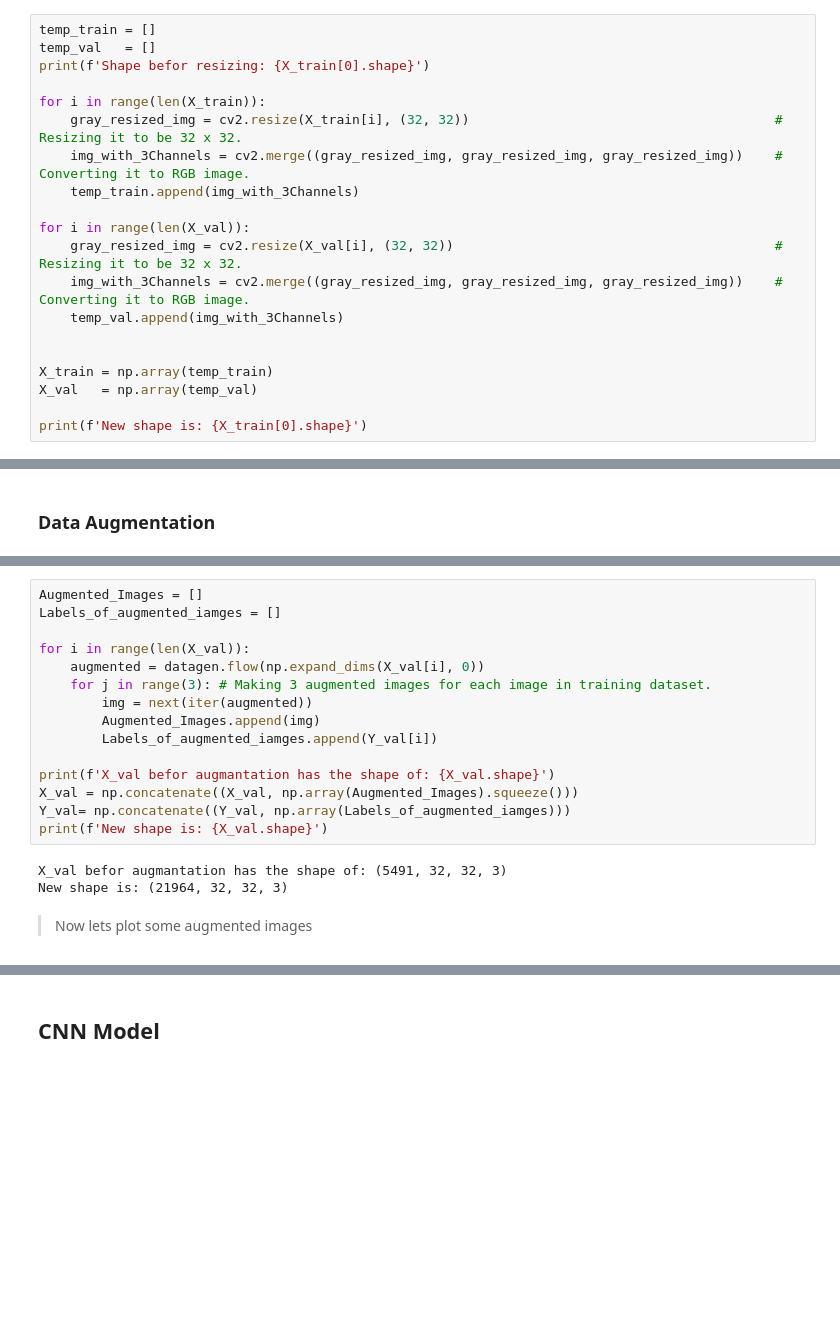
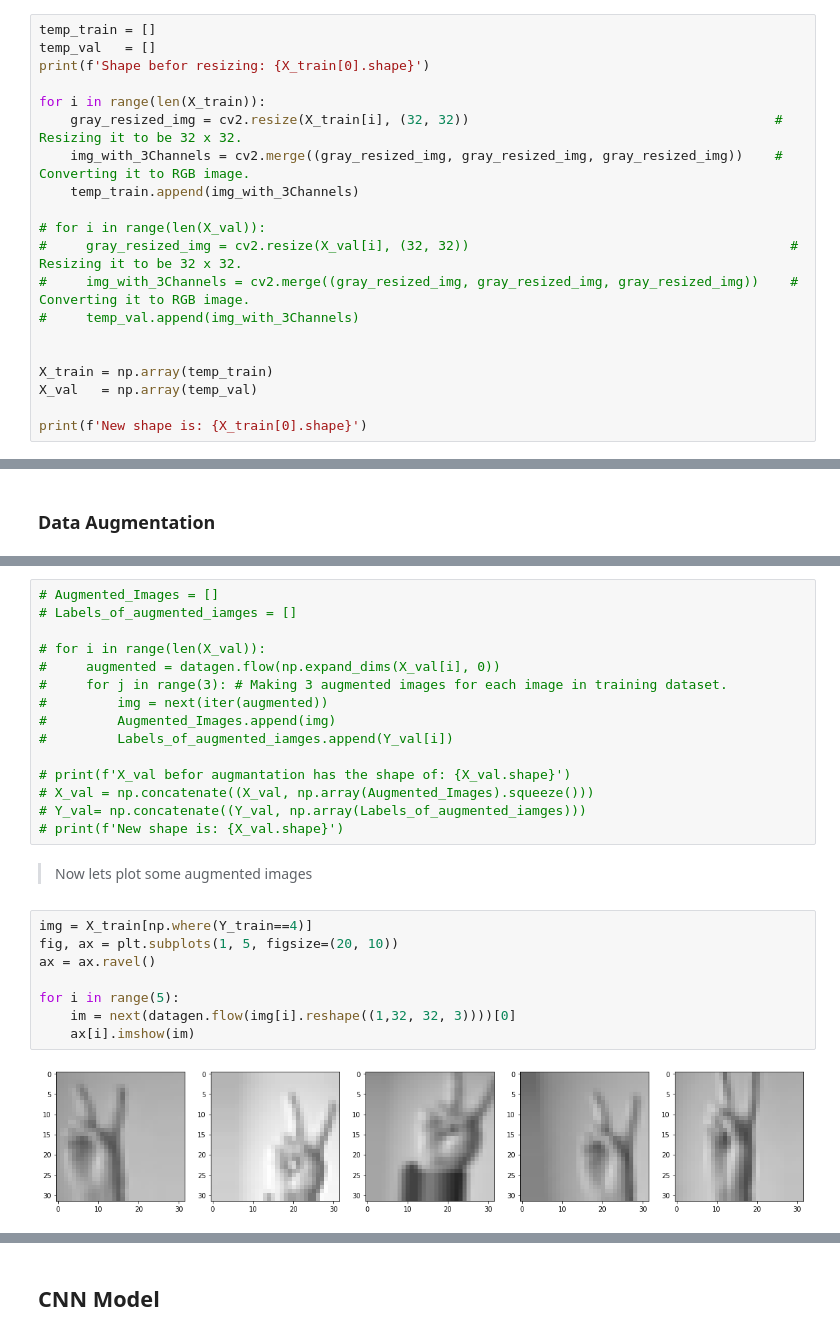
Before and after one commit to mo7amed7assan1911/Hand-Gesture-Recognition, a Jupyter notebook: hand-gestures.ipynb, the cells around one changed output, grey strips where cells are left out. Saved outputs shown, nothing was run; the diff lists cells and outputs as text; blank space fills up the shorter version.

```diff
--- a/hand-gestures.ipynb
+++ b/hand-gestures.ipynb
@@ -143,10 +170,10 @@ for i in range(len(X_train)):
     img_with_3Channels = cv2.merge((gray_resized_img, gray_resized_img, gray_resized_img))    # Converting it to RGB image.
     temp_train.append(img_with_3Channels)
 
-for i in range(len(X_val)):
-    gray_resized_img = cv2.resize(X_val[i], (32, 32))                                         # Resizing it to be 32 x 32.
-    img_with_3Channels = cv2.merge((gray_resized_img, gray_resized_img, gray_resized_img))    # Converting it to RGB image.
-    temp_val.append(img_with_3Channels)
+# for i in range(len(X_val)):
+#     gray_resized_img = cv2.resize(X_val[i], (32, 32))                                         # Resizing it to be 32 x 32.
+#     img_with_3Channels = cv2.merge((gray_resized_img, gray_resized_img, gray_resized_img))    # Converting it to RGB image.
+#     temp_val.append(img_with_3Channels)
 
 
 X_train = np.array(temp_train)
@@ -189,21 +215,28 @@ New shape is: (87856, 32, 32, 3)
 # %%
-Augmented_Images = []
-Labels_of_augmented_iamges = []
+# Augmented_Images = []
+# Labels_of_augmented_iamges = []
 
-for i in range(len(X_val)):
-    augmented = datagen.flow(np.expand_dims(X_val[i], 0))
-    for j in range(3): # Making 3 augmented images for each image in training dataset.
-        img = next(iter(augmented))
-        Augmented_Images.append(img)
-        Labels_of_augmented_iamges.append(Y_val[i])
+# for i in range(len(X_val)):
+#     augmented = datagen.flow(np.expand_dims(X_val[i], 0))
+#     for j in range(3): # Making 3 augmented images for each image in training dataset.
+#         img = next(iter(augmented))
+#         Augmented_Images.append(img)
+#         Labels_of_augmented_iamges.append(Y_val[i])
 
-print(f'X_val befor augmantation has the shape of: {X_val.shape}')
-X_val = np.concatenate((X_val, np.array(Augmented_Images).squeeze()))
-Y_val= np.concatenate((Y_val, np.array(Labels_of_augmented_iamges)))
-print(f'New shape is: {X_val.shape}')
+# print(f'X_val befor augmantation has the shape of: {X_val.shape}')
+# X_val = np.concatenate((X_val, np.array(Augmented_Images).squeeze()))
+# Y_val= np.concatenate((Y_val, np.array(Labels_of_augmented_iamges)))
+# print(f'New shape is: {X_val.shape}')
-# %% [output]
-X_val befor augmantation has the shape of: (5491, 32, 32, 3)
-New shape is: (21964, 32, 32, 3)
 # %% [markdown]
 > Now lets plot some augmented images
+# %%
+img = X_train[np.where(Y_train==4)]
+fig, ax = plt.subplots(1, 5, figsize=(20, 10))
+ax = ax.ravel()
+
+for i in range(5):
+    im = next(datagen.flow(img[i].reshape((1,32, 32, 3))))[0]
+    ax[i].imshow(im)
+# %% [output]
+[figure, added]
 # %%
```
Also changed, not shown: parts of 27 cells of this notebook.
